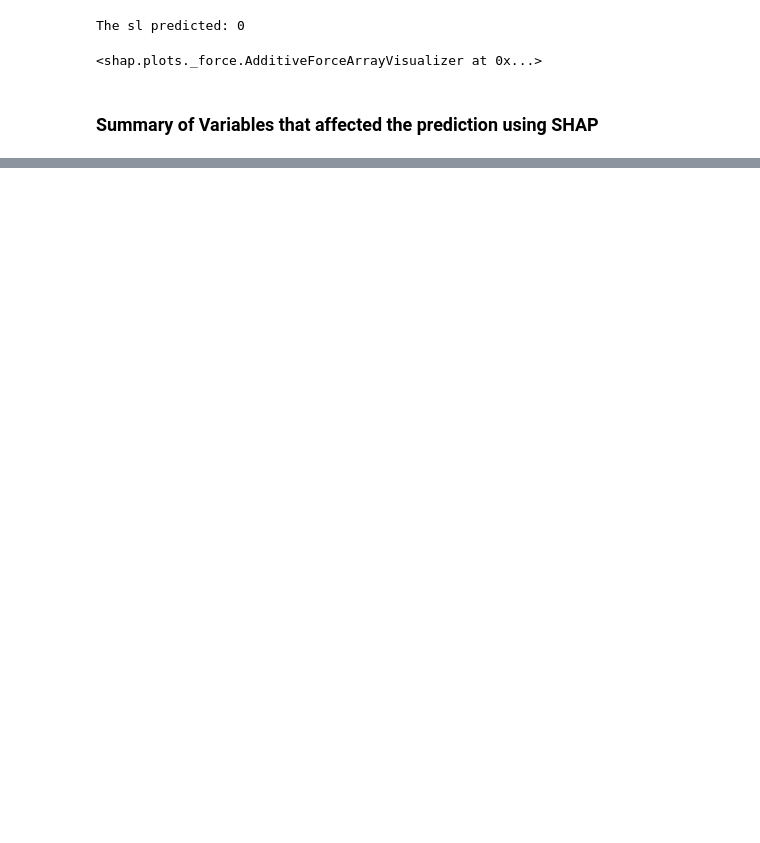
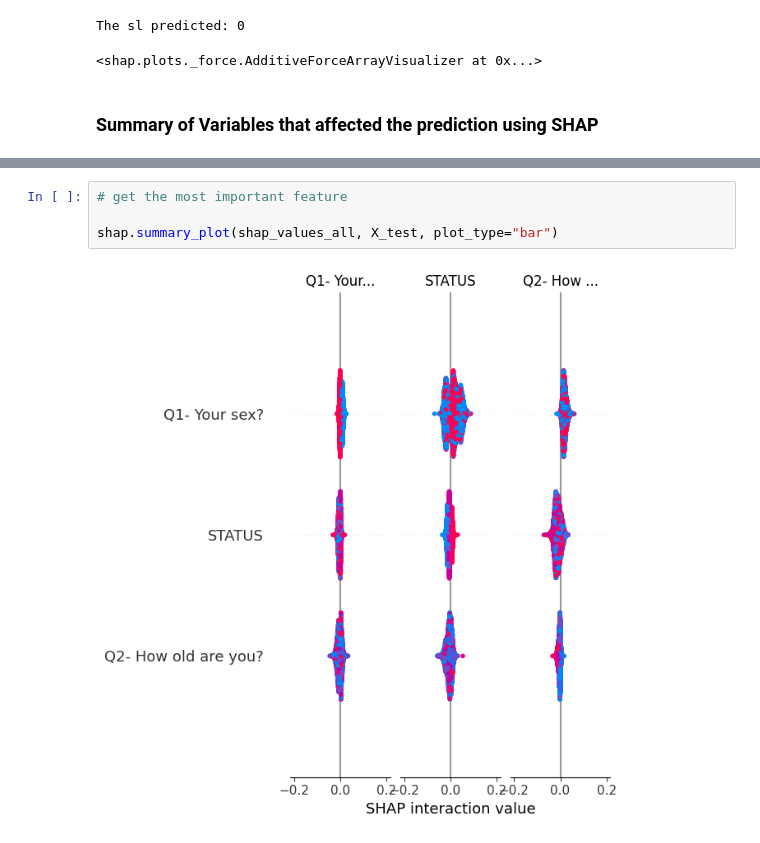
Before and after one commit to dilancroos/sl_predictors_xai, a Jupyter notebook: 01_shap.ipynb, the cells around one changed output, grey strips where cells are left out. Cells and saved outputs as stored; diff of their text form; blank space fills up the shorter version.

```diff
--- a/01_shap.ipynb
+++ b/01_shap.ipynb
@@ -222,0 +232,6 @@ It took 589 min and 58.4 seconds to calculate shap values for all of the data
+# %%
+# get the most important feature
+
+shap.summary_plot(shap_values_all, X_test, plot_type="bar")
+# %% [output]
+[figure, added]
```
Also changed, not shown: parts of 14 cells of this notebook.
